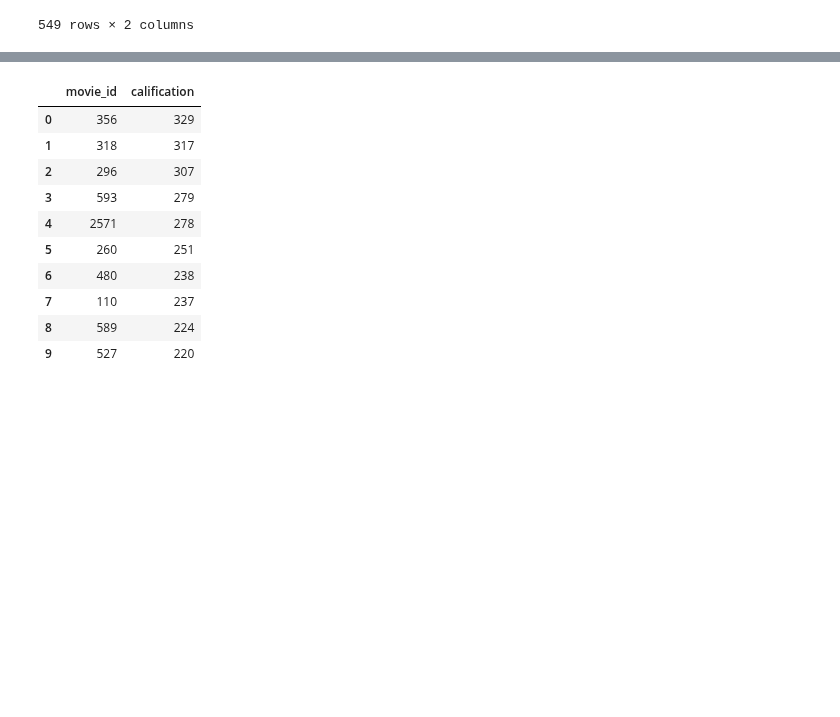
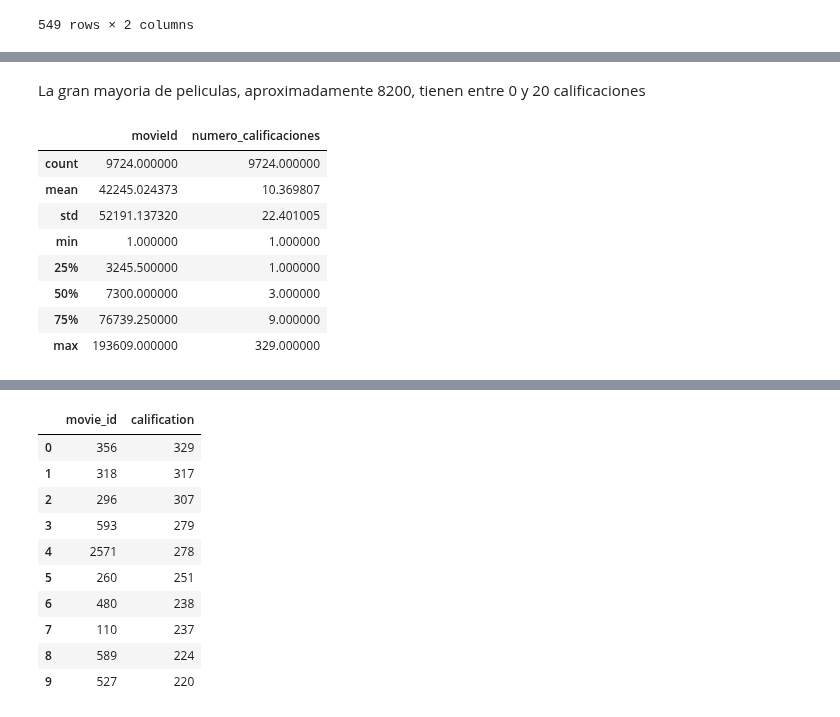
Before and after one commit to DanielMerkdo/ensayo, a Jupyter notebook: b_exploracion_limpieza.ipynb, the cells around one changed output, grey strips where cells are left out. Drawn from its saved outputs; the diff is of its cells as text; code cells hidden in the pictures; blank space fills up the shorter version.

```diff
--- a/b_exploracion_limpieza.ipynb
+++ b/b_exploracion_limpieza.ipynb
@@ -441,0 +485,22 @@ fig.show()
+# %%
+#### verificar cuantas calificaciones tiene cada lpelicula
+rating_movies=pd.read_sql(''' select movieId ,
+                         count(*) as numero_calificaciones
+                         from ratings
+                         group by movieId
+                         order by numero_calificaciones desc
+                         ''',conex )
+
+
+fig = px.histogram(
+    rating_movies,
+    x="numero_calificaciones",
+    nbins=30,  # puedes ajustar este número según la dispersión de tus datos
+    labels={
+        "numero_calificaciones": "Número de calificaciones por película",
+        "count": "Cantidad de películas"
+    },
+    title="Distribución de calificaciones por película"
+)
+
+fig.show()
@@ -441,0 +509,15 @@ fig.show()
+# %% [markdown]
+La gran mayoria de peliculas, aproximadamente 8200, tienen entre 0 y 20 calificaciones
+# %%
+### analizar distribucion de calificaciones por pelicula
+rating_movies.describe()
+# %% [output]
+|  | movieId | numero_calificaciones |
+| count | 9724.000000 | 9724.000000 |
+| mean | 42245.024373 | 10.369807 |
+| std | 52191.137320 | 22.401005 |
+| min | 1.000000 | 1.000000 |
+| 25% | 3245.500000 | 1.000000 |
+| 50% | 7300.000000 | 3.000000 |
+| 75% | 76739.250000 | 9.000000 |
+| max | 193609.000000 | 329.000000 |
```
Also changed, not shown: parts of 26 cells of this notebook.
